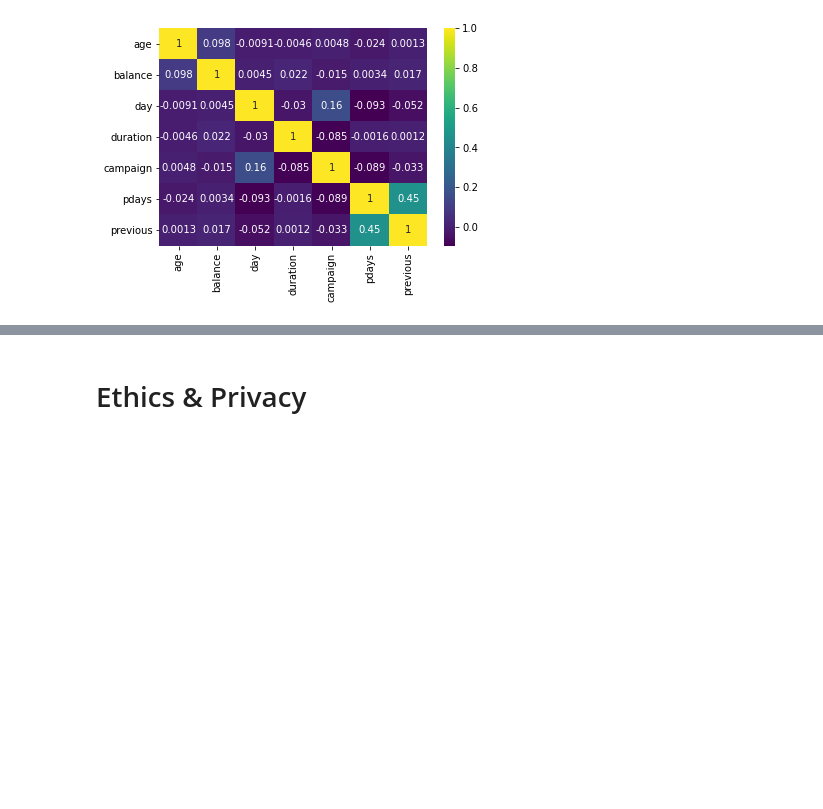
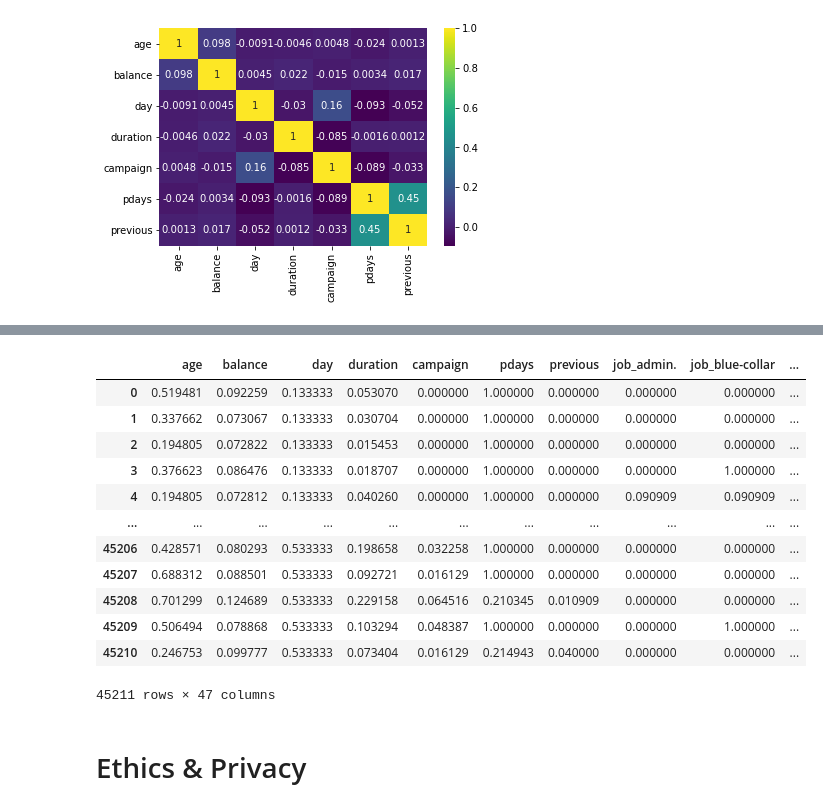
Before and after one commit to Jiy014/Group034-Wi23, a Jupyter notebook: CheckpointGroup034-Wi23.ipynb, the cells around one changed output, grey strips where cells are left out. Cells and saved outputs as stored; diff of their text form; code cells hidden in the pictures; blank space fills up the shorter version.

```diff
--- a/CheckpointGroup034-Wi23.ipynb
+++ b/CheckpointGroup034-Wi23.ipynb
@@ -258,3 +322,31 @@ plt.show()
+# %%
+cat_cols = bank_data_modified.select_dtypes(include='object').columns
+for col in cat_cols:
+    one_hot = pd.get_dummies(bank_data[col], prefix=col, )
+    mask = (bank_data_modified[col] == 'unknown')
+    n = len(bank_data_modified[col].unique()) - 1 #exclude 'unknown'
+    one_hot.loc[mask, :] = 1/n
+    if (col+'_unknown') in one_hot:
+        one_hot.drop((col+'_unknown'), axis=1, inplace=True)
+    bank_data_modified = pd.concat([bank_data_modified, one_hot], axis=1)
+    bank_data_modified.drop(columns=[col], inplace=True)
+# %%
+X = bank_data_modified
+X
+# %% [output]
+|  | age | balance | day | duration | campaign | pdays | previous | job_admin. | job_blue-collar | ... |
+| 0 | 0.519481 | 0.092259 | 0.133333 | 0.053070 | 0.000000 | 1.000000 | 0.000000 | 0.000000 | 0.000000 | ... |
+| 1 | 0.337662 | 0.073067 | 0.133333 | 0.030704 | 0.000000 | 1.000000 | 0.000000 | 0.000000 | 0.000000 | ... |
+| 2 | 0.194805 | 0.072822 | 0.133333 | 0.015453 | 0.000000 | 1.000000 | 0.000000 | 0.000000 | 0.000000 | ... |
+| 3 | 0.376623 | 0.086476 | 0.133333 | 0.018707 | 0.000000 | 1.000000 | 0.000000 | 0.000000 | 1.000000 | ... |
+| 4 | 0.194805 | 0.072812 | 0.133333 | 0.040260 | 0.000000 | 1.000000 | 0.000000 | 0.090909 | 0.090909 | ... |
+| ... | ... | ... | ... | ... | ... | ... | ... | ... | ... | ... |
+| 45206 | 0.428571 | 0.080293 | 0.533333 | 0.198658 | 0.032258 | 1.000000 | 0.000000 | 0.000000 | 0.000000 | ... |
+| 45207 | 0.688312 | 0.088501 | 0.533333 | 0.092721 | 0.016129 | 1.000000 | 0.000000 | 0.000000 | 0.000000 | ... |
+| 45208 | 0.701299 | 0.124689 | 0.533333 | 0.229158 | 0.064516 | 0.210345 | 0.010909 | 0.000000 | 0.000000 | ... |
+| 45209 | 0.506494 | 0.078868 | 0.533333 | 0.103294 | 0.048387 | 1.000000 | 0.000000 | 0.000000 | 1.000000 | ... |
+| 45210 | 0.246753 | 0.099777 | 0.533333 | 0.073404 | 0.016129 | 0.214943 | 0.040000 | 0.000000 | 0.000000 | ... |
+45211 rows × 47 columns
 # %% [markdown]
 # Ethics & Privacy
 # %% [markdown]
```
Also changed, not shown: parts of 6 cells of this notebook.
